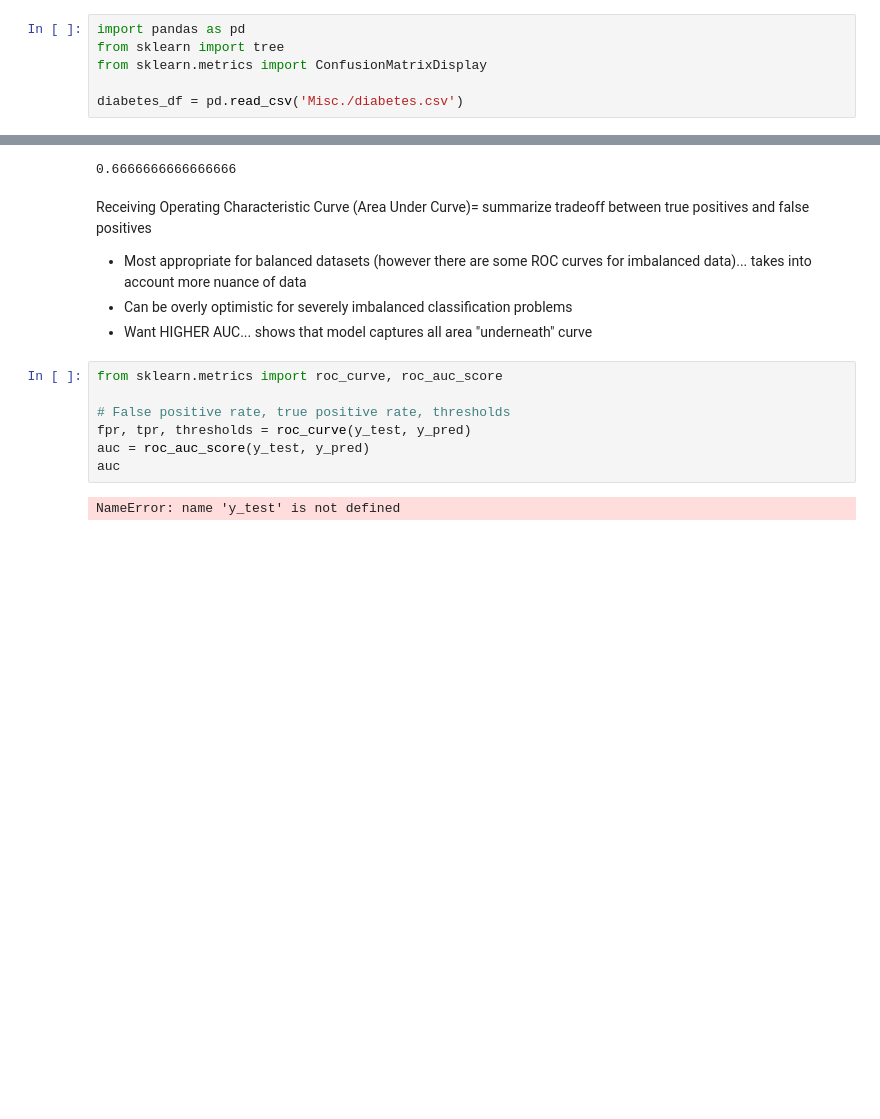
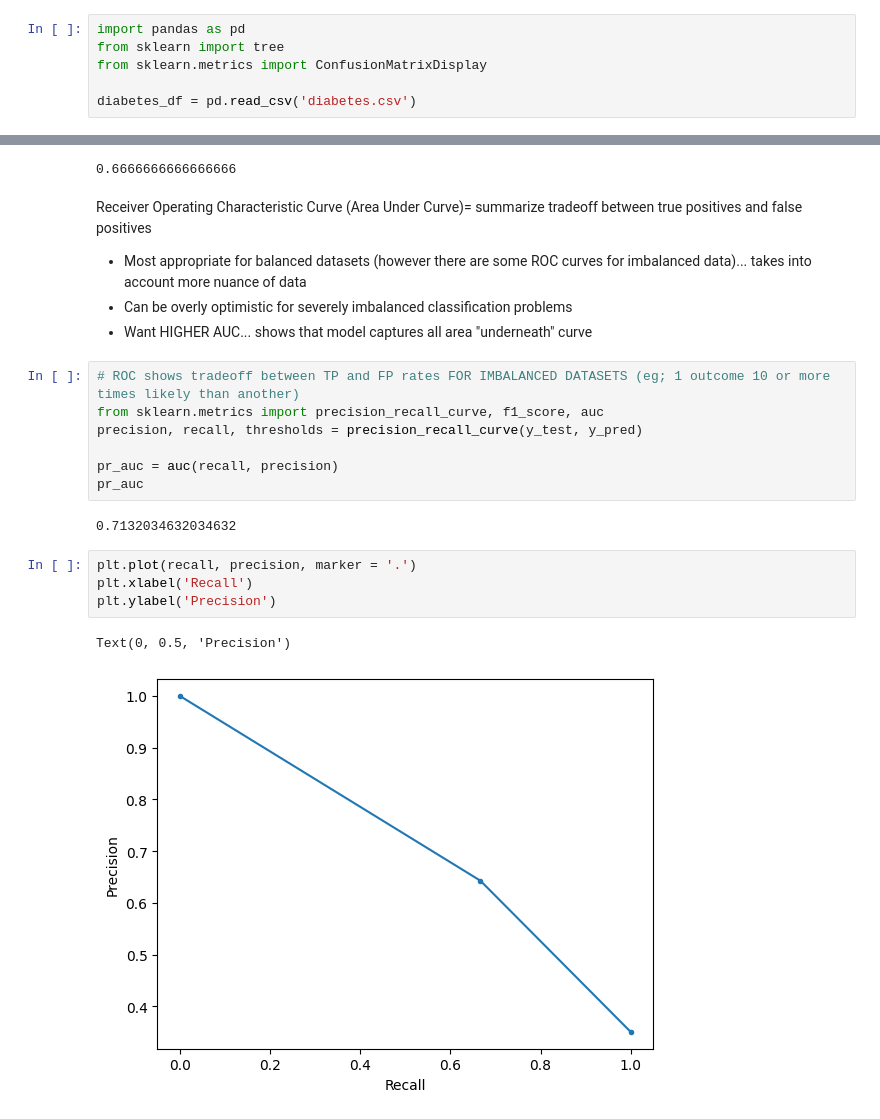
Before and after one commit to Co2Lo/Connor_CSCI_1070, a Jupyter notebook: Misc./3_27_diabetes_and_cv.ipynb, the cells around one changed output, grey strips where cells are left out. Cells and saved outputs as stored; diff of their text form; blank space fills up the shorter version.

```diff
--- a/Misc./3_27_diabetes_and_cv.ipynb
+++ b/Misc./3_27_diabetes_and_cv.ipynb
@@ -3,7 +3,7 @@ import pandas as pd
 from sklearn import tree
 from sklearn.metrics import ConfusionMatrixDisplay
 
-diabetes_df = pd.read_csv('Misc./diabetes.csv')
+diabetes_df = pd.read_csv('diabetes.csv')
 # %%
 from sklearn.model_selection import train_test_split
 from sklearn.preprocessing import StandardScaler
@@ -74,16 +74,23 @@ ConfusionMatrixDisplay.from_estimator(xgb, X_test, y_test)
 # %% [output]
 0.6666666666666666
 # %% [markdown]
-Receiving Operating Characteristic Curve (Area Under Curve)= summarize tradeoff between true positives and false positives
+Receiver Operating Characteristic Curve (Area Under Curve)= summarize tradeoff between true positives and false positives
 - Most appropriate for balanced datasets (however there are some ROC curves for imbalanced data)... takes into account more nuance of data
 - Can be overly optimistic for severely imbalanced classification problems
 - Want HIGHER AUC... shows that model captures all area "underneath" curve
-# %%
-from sklearn.metrics import roc_curve, roc_auc_score
-
-# False positive rate, true positive rate, thresholds
-fpr, tpr, thresholds = roc_curve(y_test, y_pred)
-auc = roc_auc_score(y_test, y_pred)
-auc
-# %% [output]
-NameError: name 'y_test' is not defined
+# %%
+# ROC shows tradeoff between TP and FP rates FOR IMBALANCED DATASETS (eg; 1 outcome 10 or more times likely than another)
+from sklearn.metrics import precision_recall_curve, f1_score, auc
+precision, recall, thresholds = precision_recall_curve(y_test, y_pred)
+
+pr_auc = auc(recall, precision)
+pr_auc
+# %% [output]
+0.7132034632034632
+# %%
+plt.plot(recall, precision, marker = '.')
+plt.xlabel('Recall')
+plt.ylabel('Precision')
+# %% [output]
+Text(0, 0.5, 'Precision')
+[figure, added]
```
Also changed, not shown: parts of 1 cell of this notebook, 3 other files.
